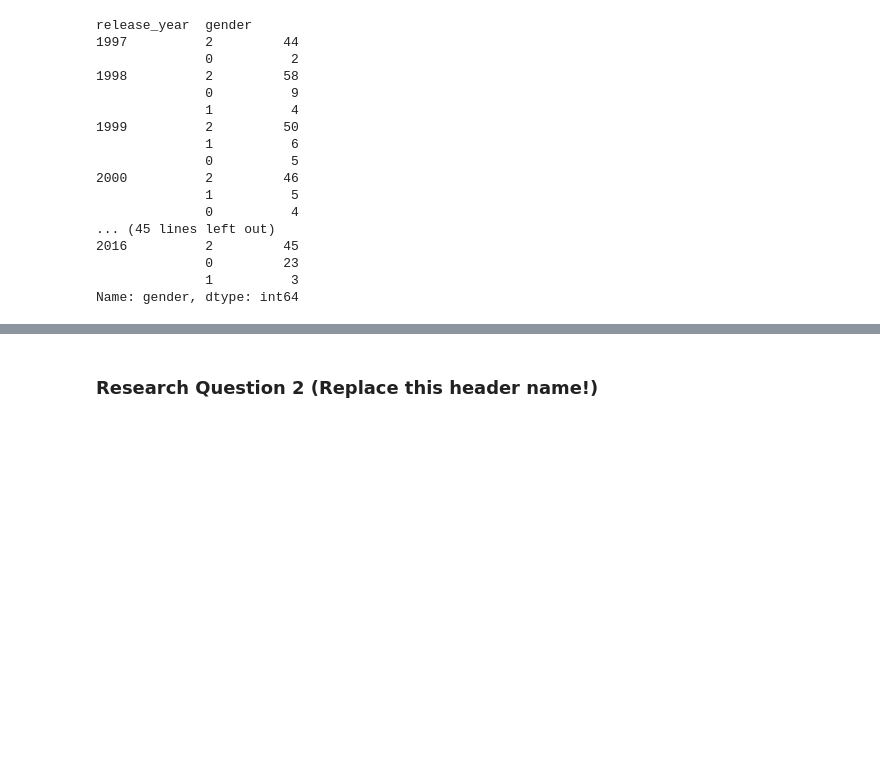
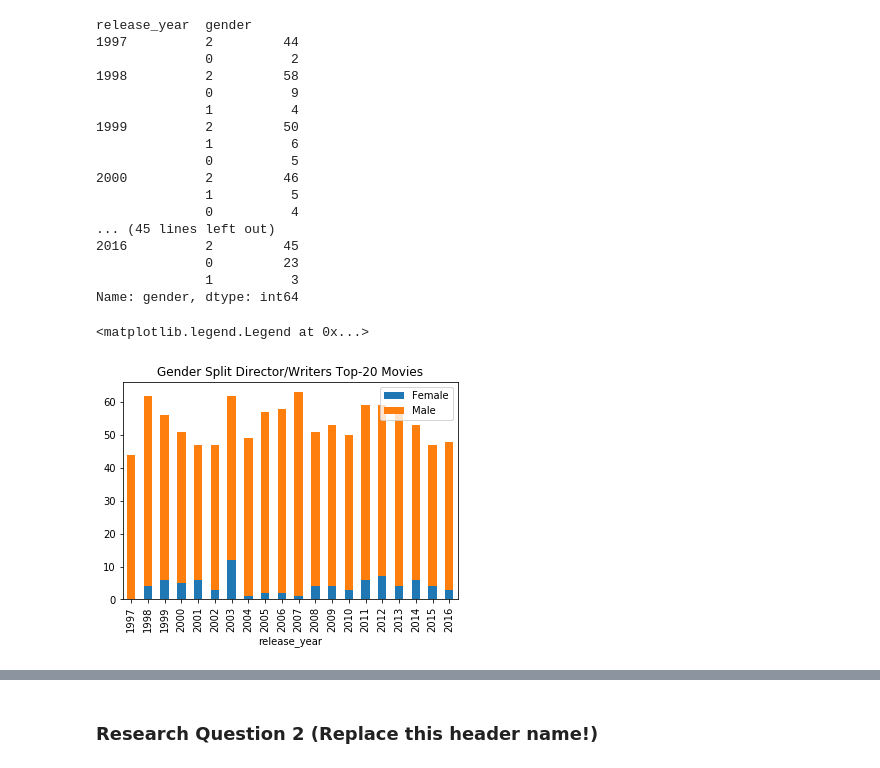
Before and after one commit to moscowjh/tmdb_dataset_analysis, a Jupyter notebook: Investigate a Dataset TMDB Movie Database (Jason H).ipynb, the cells around one changed output, grey strips where cells are left out. Saved outputs shown, nothing was run; the diff lists cells and outputs as text; code cells hidden in the pictures; blank space fills up the shorter version.

Commit message:
More visualization experiments

```diff
--- a/Investigate a Dataset TMDB Movie Database (Jason H).ipynb
+++ b/Investigate a Dataset TMDB Movie Database (Jason H).ipynb
@@ -848,3 +849,10 @@ release_year  gender
               0         23
               1          3
 Name: gender, dtype: int64
+# %%
+df9 = merged_condensed.groupby(['release_year'])['gender'].value_counts().unstack('gender').fillna(0)
+ax = df9[[1,2]].plot(kind='bar', stacked=True, title='Gender Split Director/Writers Top-20 Movies')
+ax.legend(["Female", "Male"])
+# %% [output]
+<matplotlib.legend.Legend at 0x...>
+[figure, added]
```
Also changed, not shown: parts of 8 cells of this notebook.
